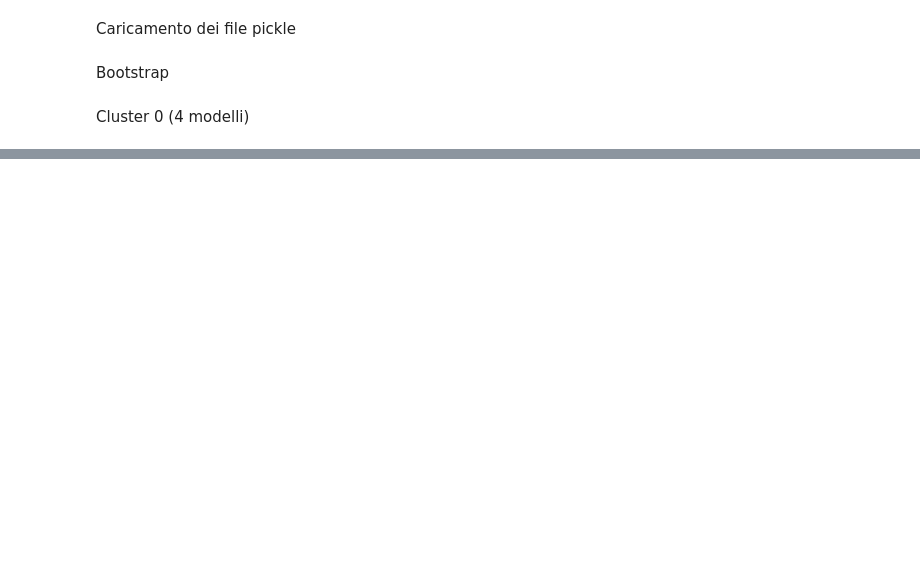
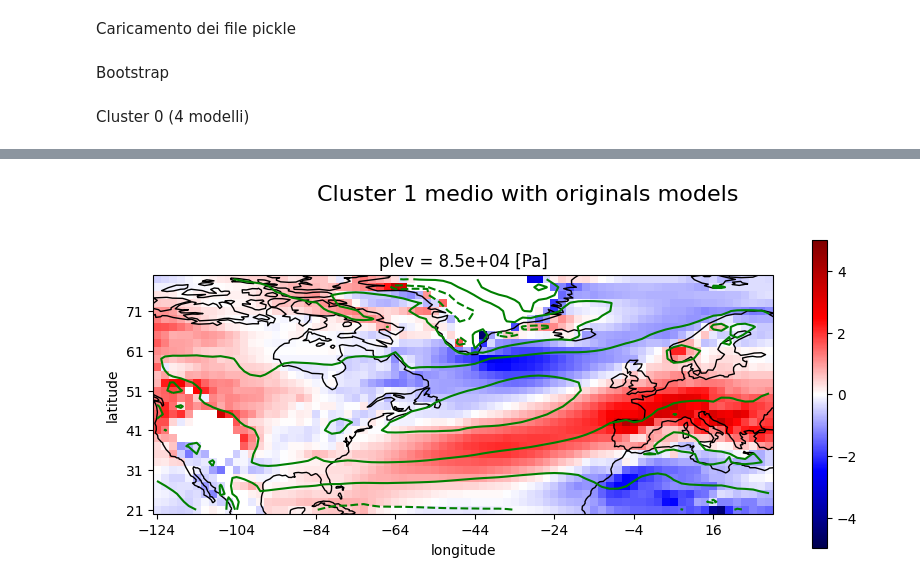
Before and after one commit to sbeltrami/tesi, a Jupyter notebook: bootstrap.ipynb, the cells around one changed output, grey strips where cells are left out. Saved outputs shown, nothing was run; the diff lists cells and outputs as text; code cells hidden in the pictures; blank space fills up the shorter version.

```diff
--- a/bootstrap.ipynb
+++ b/bootstrap.ipynb
@@ -295,0 +124,5 @@ fig.show()
+# %%
+#Plot cluster medio
+plot_mean_cluster_atmos(list_cluster1,models_atmos,era_na_seas_mean,'Cluster 1 medio with originals models','cl1_mean.pdf',-5,5,(10,4))
+# %% [output]
+[figure, added]
```
Also changed, not shown: parts of 63 cells of this notebook, 1 other file.
